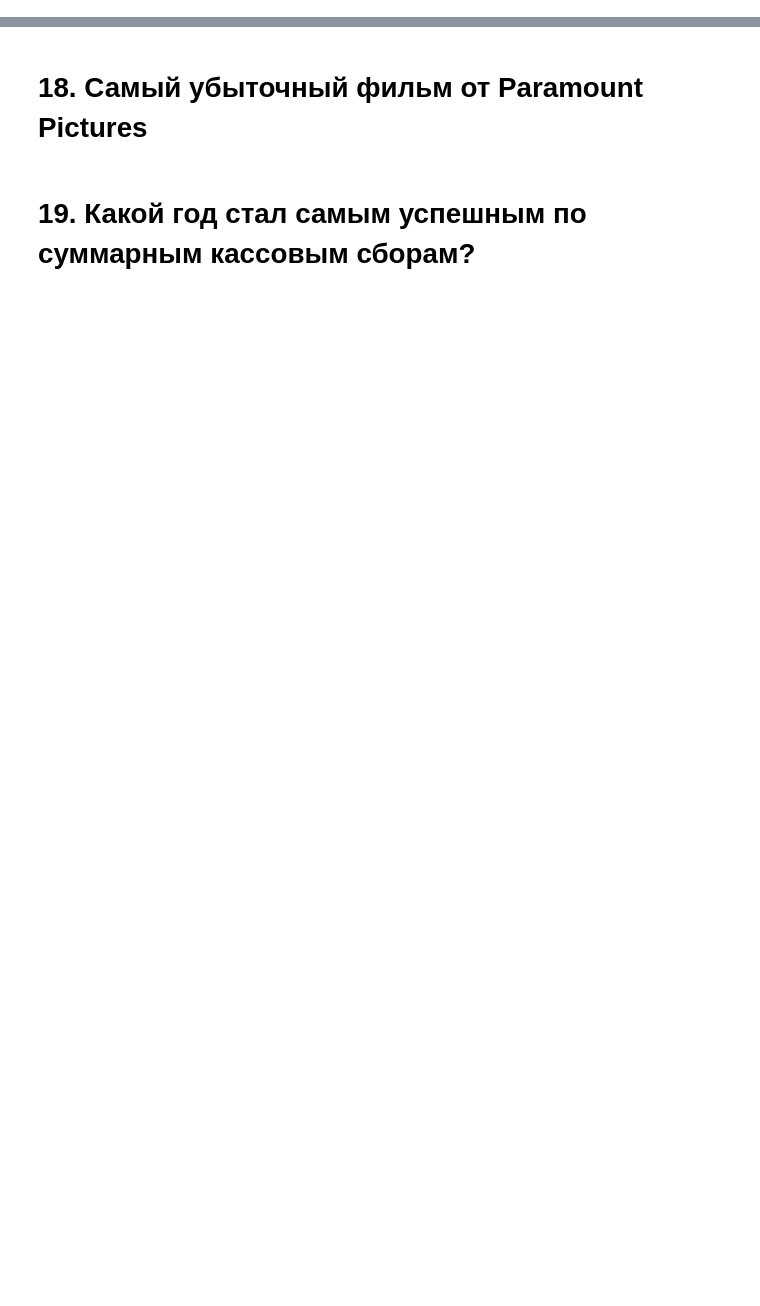
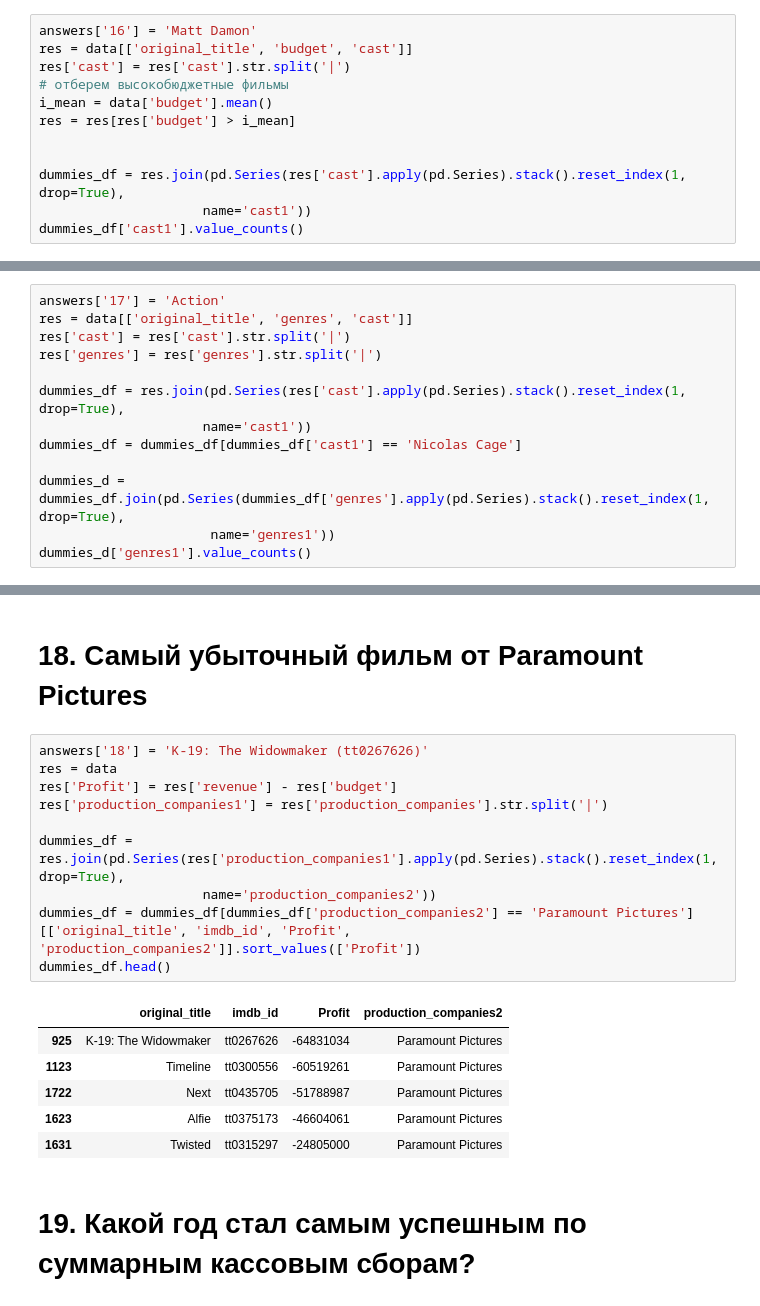
Before and after one commit to TretSerg/dstest, a Jupyter notebook: module_1/Movies_IMBD_v4.1_TEMPLATE.ipynb, the cells around one changed output, grey strips where cells are left out. Drawn from its saved outputs; the diff is of its cells as text; blank space fills up the shorter version.

```diff
--- a/module_1/Movies_IMBD_v4.1_TEMPLATE.ipynb
+++ b/module_1/Movies_IMBD_v4.1_TEMPLATE.ipynb
@@ -97,2 +311,14 @@ answers['2'] = '...'
 # %% [markdown]
 # 16. Какой актер снялся в большем количестве высокобюджетных фильмов?
+# %%
+answers['16'] = 'Matt Damon'
+res = data[['original_title', 'budget', 'cast']]
+res['cast'] = res['cast'].str.split('|')
+# отберем высокобюджетные фильмы
+i_mean = data['budget'].mean()
+res = res[res['budget'] > i_mean]
+
+
+dummies_df = res.join(pd.Series(res['cast'].apply(pd.Series).stack().reset_index(1, drop=True),
+                     name='cast1'))
+dummies_df['cast1'].value_counts()
@@ -99,2 +338,15 @@ answers['2'] = '...'
 # %% [markdown]
 # 17. В фильмах какого жанра больше всего снимался Nicolas Cage?
+# %%
+answers['17'] = 'Action'
+res = data[['original_title', 'genres', 'cast']]
+res['cast'] = res['cast'].str.split('|')
+res['genres'] = res['genres'].str.split('|')
+
+dummies_df = res.join(pd.Series(res['cast'].apply(pd.Series).stack().reset_index(1, drop=True),
+                     name='cast1'))
+dummies_df = dummies_df[dummies_df['cast1'] == 'Nicolas Cage']
+
+dummies_d = dummies_df.join(pd.Series(dummies_df['genres'].apply(pd.Series).stack().reset_index(1, drop=True),
+                      name='genres1'))
+dummies_d['genres1'].value_counts()
@@ -101,4 +370,21 @@ answers['2'] = '...'
 # %% [markdown]
 # 18. Самый убыточный фильм от Paramount Pictures
+# %%
+answers['18'] = 'K-19: The Widowmaker (tt0267626)'
+res = data
+res['Profit'] = res['revenue'] - res['budget']
+res['production_companies1'] = res['production_companies'].str.split('|')
+
+dummies_df = res.join(pd.Series(res['production_companies1'].apply(pd.Series).stack().reset_index(1, drop=True),
+                     name='production_companies2'))
+dummies_df = dummies_df[dummies_df['production_companies2'] == 'Paramount Pictures'][['original_title', 'imdb_id', 'Profit', 'production_companies2']].sort_values(['Profit'])
+dummies_df.head()
+# %% [output]
+|  | original_title | imdb_id | Profit | production_companies2 |
+| 925 | K-19: The Widowmaker | tt0267626 | -64831034 | Paramount Pictures |
+| 1123 | Timeline | tt0300556 | -60519261 | Paramount Pictures |
+| 1722 | Next | tt0435705 | -51788987 | Paramount Pictures |
+| 1623 | Alfie | tt0375173 | -46604061 | Paramount Pictures |
+| 1631 | Twisted | tt0315297 | -24805000 | Paramount Pictures |
 # %% [markdown]
 # 19. Какой год стал самым успешным по суммарным кассовым сборам?
```
Also changed, not shown: parts of 37 cells of this notebook, 1 other file.
